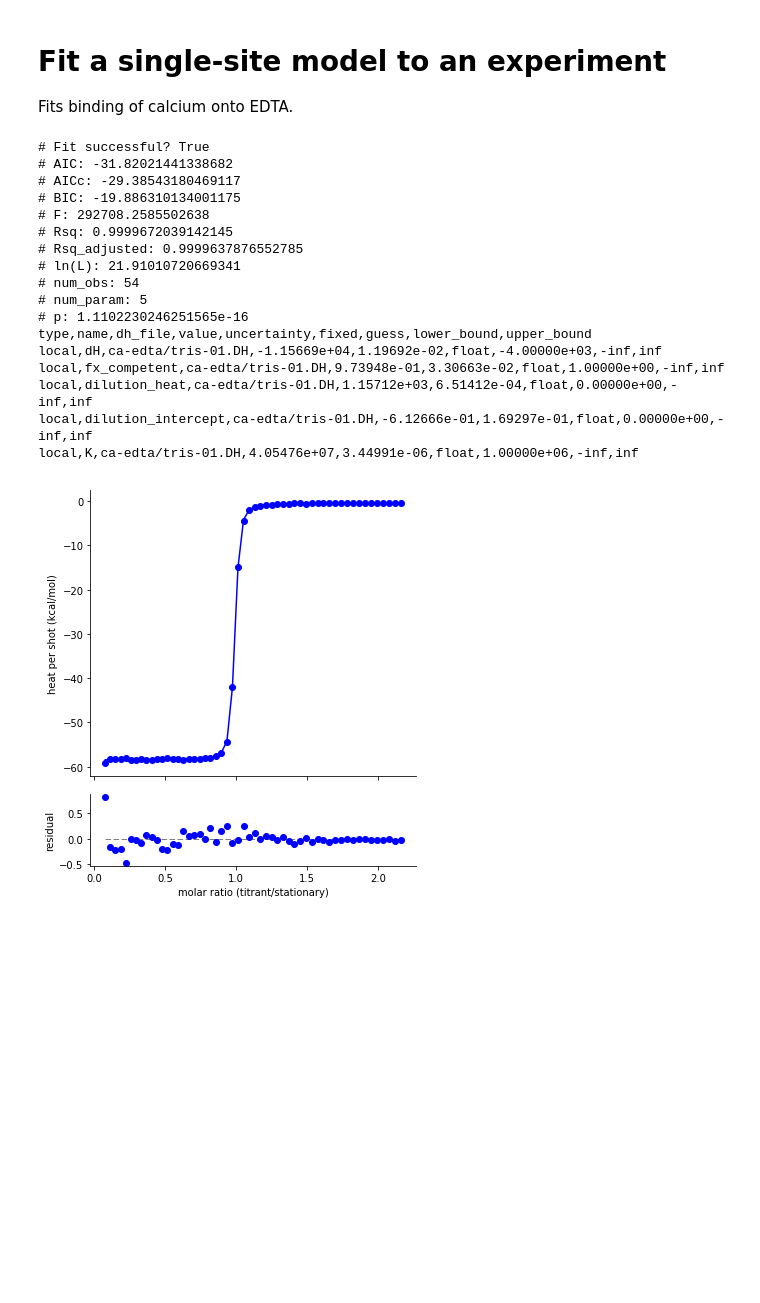
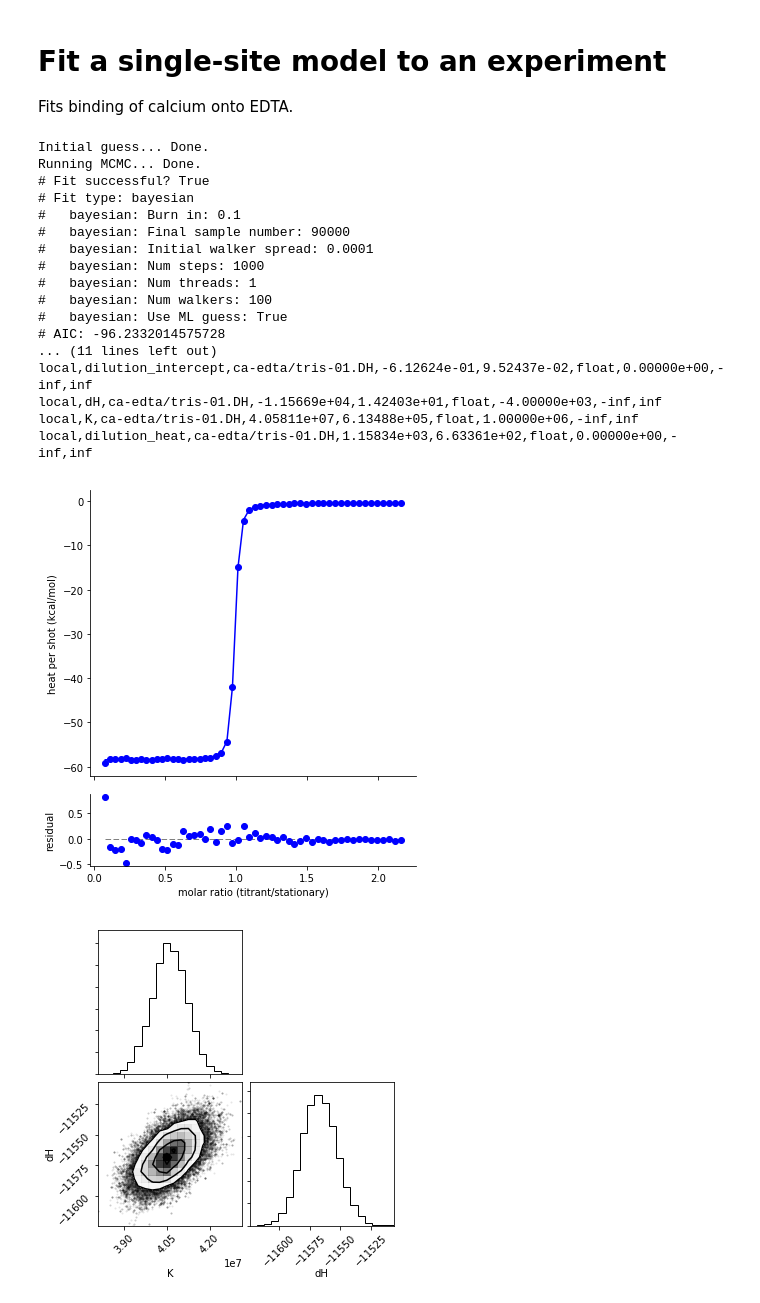
Before and after one commit to harmslab/pytc-demos, a Jupyter notebook: 00_fit-single-site.ipynb, the cells around one changed output. Cells and saved outputs as stored; diff of their text form; code cells hidden in the pictures; blank space fills up the shorter version.

Commit message:
added nitpic, new fitter tech

```diff
--- a/00_fit-single-site.ipynb
+++ b/00_fit-single-site.ipynb
@@ -18,28 +18,33 @@ g.add_experiment(a)
 
 # --------------------------------------------------------------------
 # Fit the data
-g.fit()
+F = pytc.fitters.BayesianFitter(num_steps=1000)
+g.fit(F)
 
 # --------------------------------------------------------------------
 # Show the results
 fig, ax = g.plot()
 print(g.fit_as_csv)
 # %% [output]
+Initial guess... Done.
+Running MCMC... Done.
 # Fit successful? True
-# AIC: -31.82021441338682
-# AICc: -29.38543180469117
-# BIC: -19.886310134001175
-# F: 292708.2585502638
-# Rsq: 0.9999672039142145
-# Rsq_adjusted: 0.9999637876552785
-# ln(L): 21.91010720669341
-# num_obs: 54
-# num_param: 5
-# p: 1.1102230246251565e-16
-type,name,dh_file,value,uncertainty,fixed,guess,lower_bound,upper_bound
-local,dH,ca-edta/tris-01.DH,-1.15669e+04,1.19692e-02,float,-4.00000e+03,-inf,inf
-local,fx_competent,ca-edta/tris-01.DH,9.73948e-01,3.30663e-02,float,1.00000e+00,-inf,inf
-local,dilution_heat,ca-edta/tris-01.DH,1.15712e+03,6.51412e-04,float,0.00000e+00,-inf,inf
-local,dilution_intercept,ca-edta/tris-01.DH,-6.12666e-01,1.69297e-01,float,0.00000e+00,-inf,inf
-local,K,ca-edta/tris-01.DH,4.05476e+07,3.44991e-06,float,1.00000e+06,-inf,inf
+# Fit type: bayesian
+#   bayesian: Burn in: 0.1
+#   bayesian: Final sample number: 90000
+#   bayesian: Initial walker spread: 0.0001
+#   bayesian: Num steps: 1000
+#   bayesian: Num threads: 1
+#   bayesian: Num walkers: 100
+#   bayesian: Use ML guess: True
+# AIC: -96.2332014575728
+... (11 lines left out)
+local,dilution_intercept,ca-edta/tris-01.DH,-6.12624e-01,9.52437e-02,float,0.00000e+00,-inf,inf
+local,dH,ca-edta/tris-01.DH,-1.15669e+04,1.42403e+01,float,-4.00000e+03,-inf,inf
+local,K,ca-edta/tris-01.DH,4.05811e+07,6.13488e+05,float,1.00000e+06,-inf,inf
+local,dilution_heat,ca-edta/tris-01.DH,1.15834e+03,6.63361e+02,float,0.00000e+00,-inf,inf
 [figure]
+# %%
+g.corner_plot()
+# %% [output]
+[figure, added]
```
Also changed, not shown: 10 other files.
